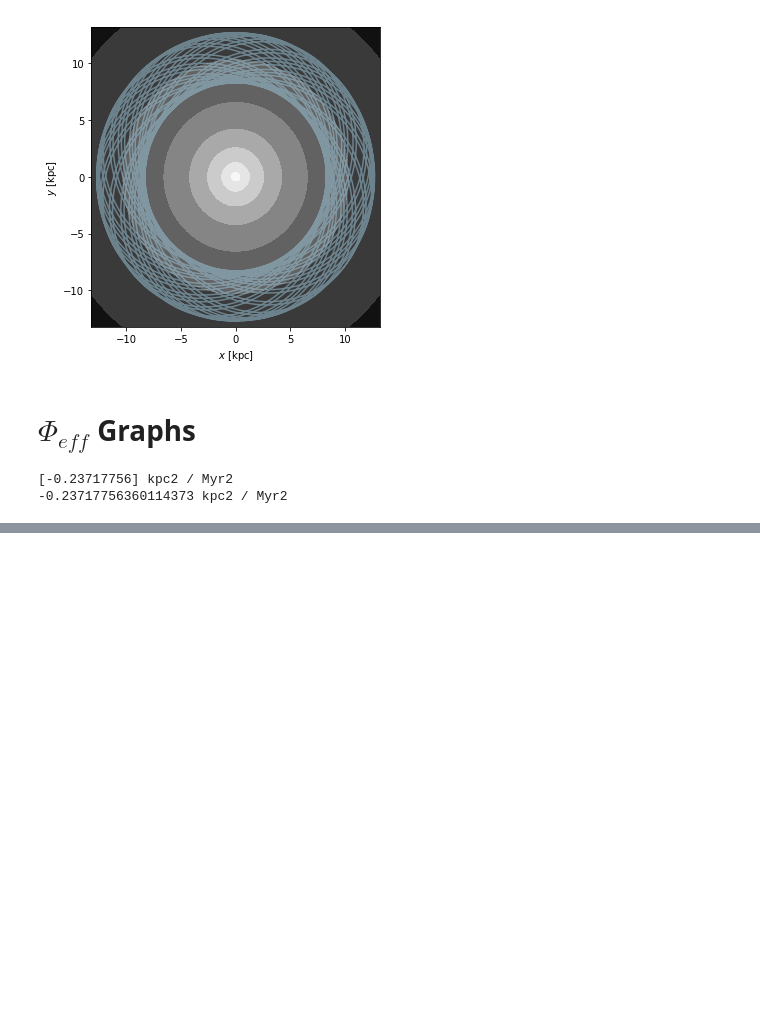
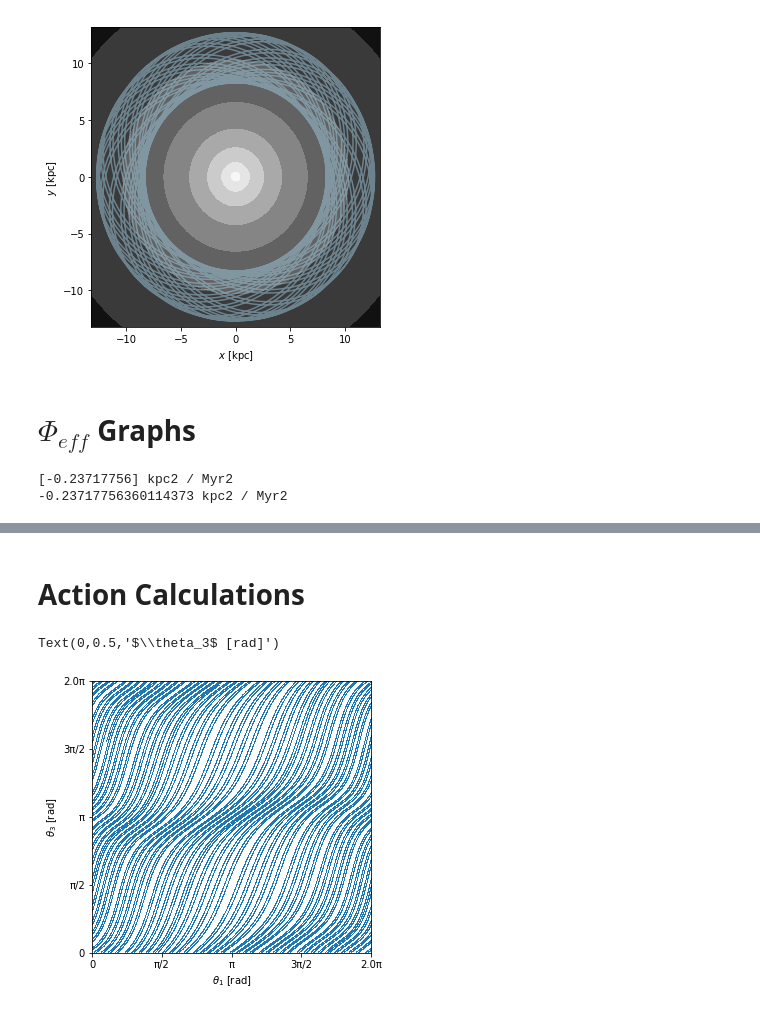
Before and after one commit to DouglasGrion/Kathryn, a Jupyter notebook: Gala-Training.ipynb, the cells around one changed output, grey strips where cells are left out. Saved outputs shown, nothing was run; the diff lists cells and outputs as text; code cells hidden in the pictures; blank space fills up the shorter version.

Commit message:
gala action calculation

```diff
--- a/Gala-Training.ipynb
+++ b/Gala-Training.ipynb
@@ -113,0 +141,19 @@ plt.xlim(0,20)
+# %% [markdown]
+# Action Calculations
+# %%
+import astropy.coordinates as coord
+
+#First compute actions in a toy potential
+toy_potential = gd.fit_isochrone(orbit)
+
+#See that they are not correct because they should be straight lines
+toy_actions,toy_angles,toy_freqs = toy_potential.action_angle(orbit)
+fig,ax = plt.subplots(1,1,figsize=(5,5))
+ax.plot(toy_angles[0], toy_angles[2], linestyle='none', marker=',')
+ax.set_xlim(0,2*np.pi)
+ax.set_ylim(0,2*np.pi)
+ax.set_xlabel(r"$\theta_1$ [rad]")
+ax.set_ylabel(r"$\theta_3$ [rad]")
+# %% [output]
+Text(0,0.5,'$\\theta_3$ [rad]')
+[figure, added]
```
Also changed, not shown: parts of 25 cells of this notebook.
